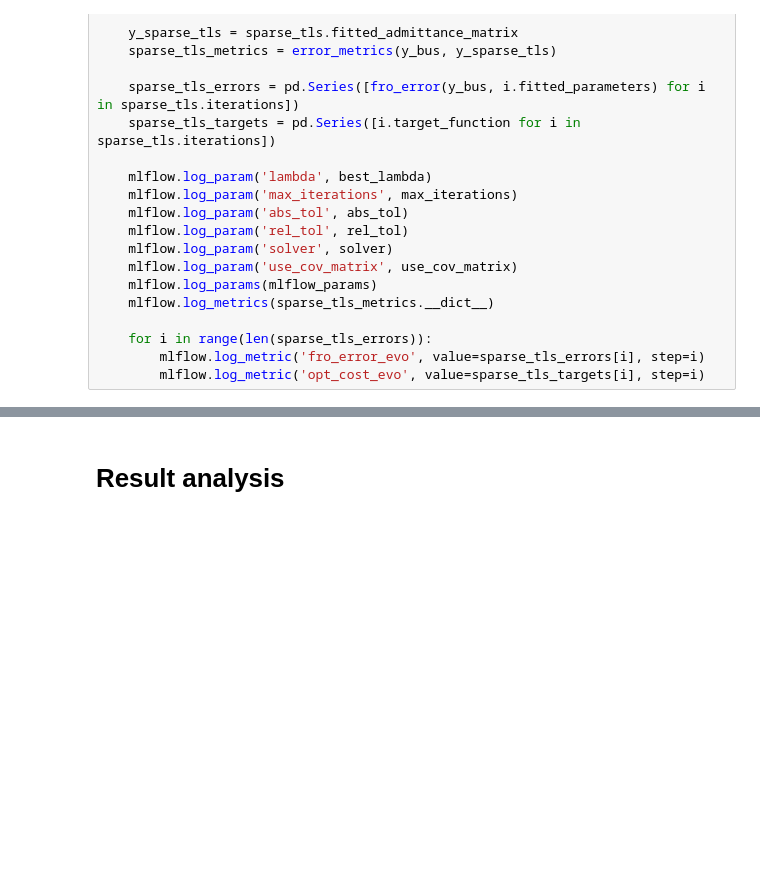
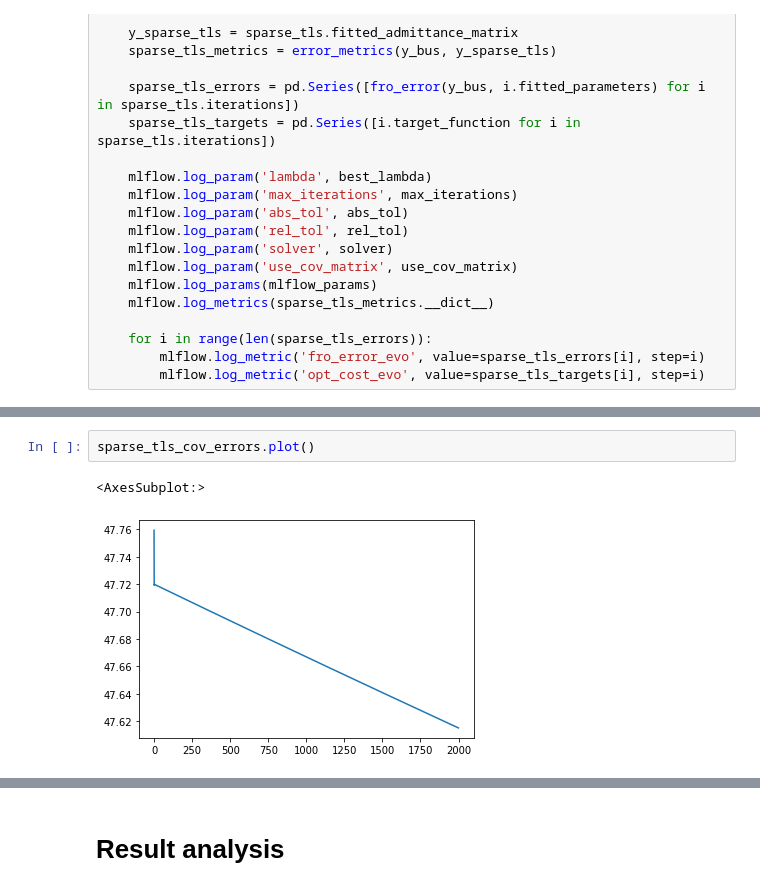
Before and after one commit to DecodEPFL/eiv-grid-id, a Jupyter notebook: notebooks/EF_08_full_network_polar.ipynb, the cells around one changed output, grey strips where cells are left out. Saved outputs shown, nothing was run; the diff lists cells and outputs as text; blank space fills up the shorter version.

```diff
--- a/notebooks/EF_08_full_network_polar.ipynb
+++ b/notebooks/EF_08_full_network_polar.ipynb
@@ -229,0 +254,5 @@ SolverError: Solver 'GUROBI' failed. Try another solver, or solve with verbose=T
+# %%
+sparse_tls_cov_errors.plot()
+# %% [output]
+<AxesSubplot:>
+[figure, added]
```
Also changed, not shown: parts of 21 cells of this notebook, 11 other files.
